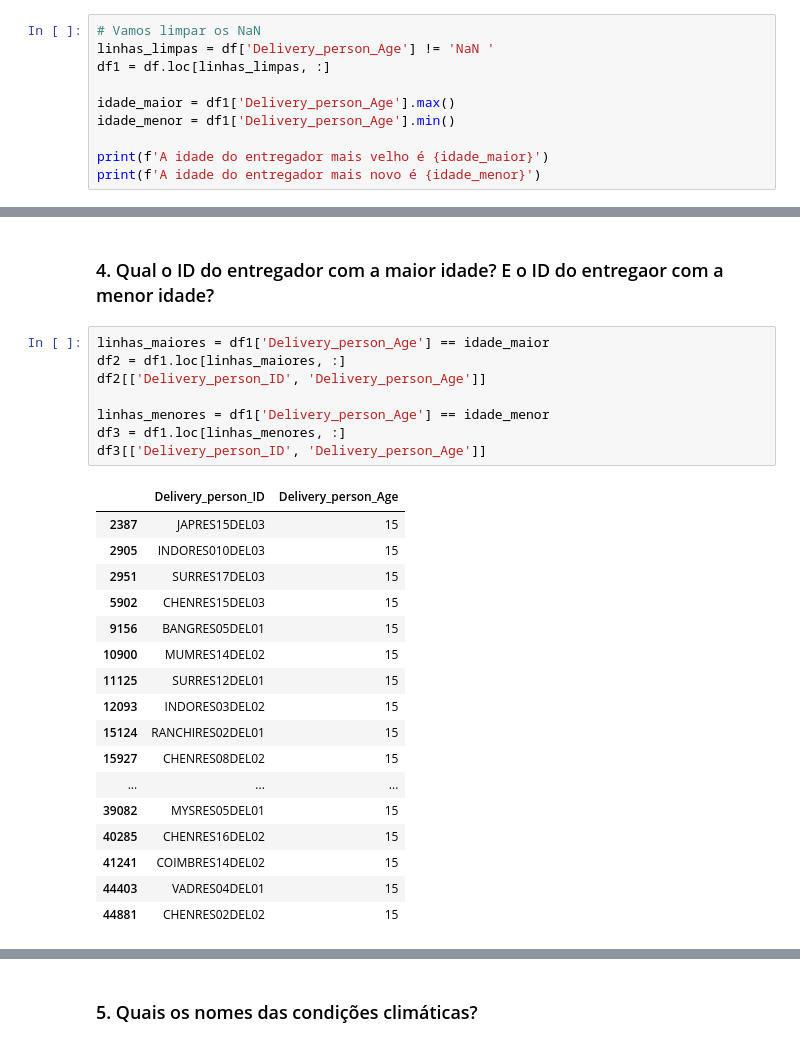
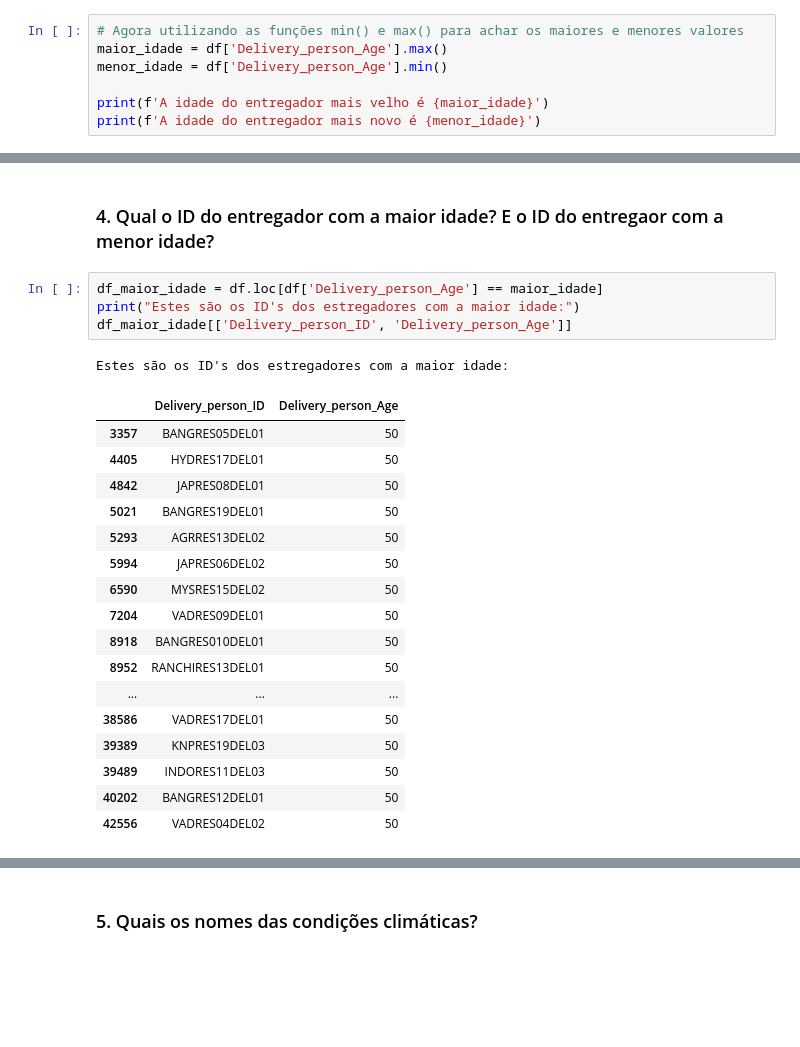
Before and after one commit to LuiMagno/DS_Notebooks, a Jupyter notebook: ComunidadeDS/FTC_Python/Exercícios 01 - Ciclo04.ipynb, the cells around one changed output, grey strips where cells are left out. Cells and saved outputs as stored; diff of their text form; blank space fills up the shorter version.

```diff
--- a/ComunidadeDS/FTC_Python/Exercícios 01 - Ciclo04.ipynb
+++ b/ComunidadeDS/FTC_Python/Exercícios 01 - Ciclo04.ipynb
@@ -26,15 +68,12 @@ Total de entregadores cadastrados na base de dados é = 1320
 # %% [markdown]
 ### 3. Qual a idade do entregador mais velho? E do mais novo?
 # %%
-# Vamos limpar os NaN
-linhas_limpas = df['Delivery_person_Age'] != 'NaN '
-df1 = df.loc[linhas_limpas, :]
+# Agora utilizando as funções min() e max() para achar os maiores e menores valores
+maior_idade = df['Delivery_person_Age'].max()
+menor_idade = df['Delivery_person_Age'].min()
 
-idade_maior = df1['Delivery_person_Age'].max()
-idade_menor = df1['Delivery_person_Age'].min()
-
-print(f'A idade do entregador mais velho é {idade_maior}')
-print(f'A idade do entregador mais novo é {idade_menor}')
+print(f'A idade do entregador mais velho é {maior_idade}')
+print(f'A idade do entregador mais novo é {menor_idade}')
 # %% [output]
 A idade do entregador mais velho é 50
 A idade do entregador mais novo é 15
@@ -41,28 +112,25 @@ A idade do entregador mais novo é 15
 # %% [markdown]
 ### 4. Qual o ID do entregador com a maior idade? E o ID do entregaor com a menor idade?
-# %%
-linhas_maiores = df1['Delivery_person_Age'] == idade_maior
-df2 = df1.loc[linhas_maiores, :]
-df2[['Delivery_person_ID', 'Delivery_person_Age']]
-
-linhas_menores = df1['Delivery_person_Age'] == idade_menor
-df3 = df1.loc[linhas_menores, :]
-df3[['Delivery_person_ID', 'Delivery_person_Age']]
-# %% [output]
-|  | Delivery_person_ID | Delivery_person_Age |
-| 2387 | JAPRES15DEL03 | 15 |
-| 2905 | INDORES010DEL03 | 15 |
-| 2951 | SURRES17DEL03 | 15 |
-| 5902 | CHENRES15DEL03 | 15 |
-| 9156 | BANGRES05DEL01 | 15 |
-| 10900 | MUMRES14DEL02 | 15 |
-| 11125 | SURRES12DEL01 | 15 |
-| 12093 | INDORES03DEL02 | 15 |
-| 15124 | RANCHIRES02DEL01 | 15 |
-| 15927 | CHENRES08DEL02 | 15 |
-| ... | ... | ... |
-| 39082 | MYSRES05DEL01 | 15 |
-| 40285 | CHENRES16DEL02 | 15 |
-| 41241 | COIMBRES14DEL02 | 15 |
-| 44403 | VADRES04DEL01 | 15 |
-| 44881 | CHENRES02DEL02 | 15 |
+# %%
+df_maior_idade = df.loc[df['Delivery_person_Age'] == maior_idade]
+print("Estes são os ID's dos estregadores com a maior idade:")
+df_maior_idade[['Delivery_person_ID', 'Delivery_person_Age']]
+# %% [output]
+Estes são os ID's dos estregadores com a maior idade:
+|  | Delivery_person_ID | Delivery_person_Age |
+| 3357 | BANGRES05DEL01 | 50 |
+| 4405 | HYDRES17DEL01 | 50 |
+| 4842 | JAPRES08DEL01 | 50 |
+| 5021 | BANGRES19DEL01 | 50 |
+| 5293 | AGRRES13DEL02 | 50 |
+| 5994 | JAPRES06DEL02 | 50 |
+| 6590 | MYSRES15DEL02 | 50 |
+| 7204 | VADRES09DEL01 | 50 |
+| 8918 | BANGRES010DEL01 | 50 |
+| 8952 | RANCHIRES13DEL01 | 50 |
+| ... | ... | ... |
+| 38586 | VADRES17DEL01 | 50 |
+| 39389 | KNPRES19DEL03 | 50 |
+| 39489 | INDORES11DEL03 | 50 |
+| 40202 | BANGRES12DEL01 | 50 |
+| 42556 | VADRES04DEL02 | 50 |
```
Also changed, not shown: parts of 43 cells of this notebook, 2 other files.
